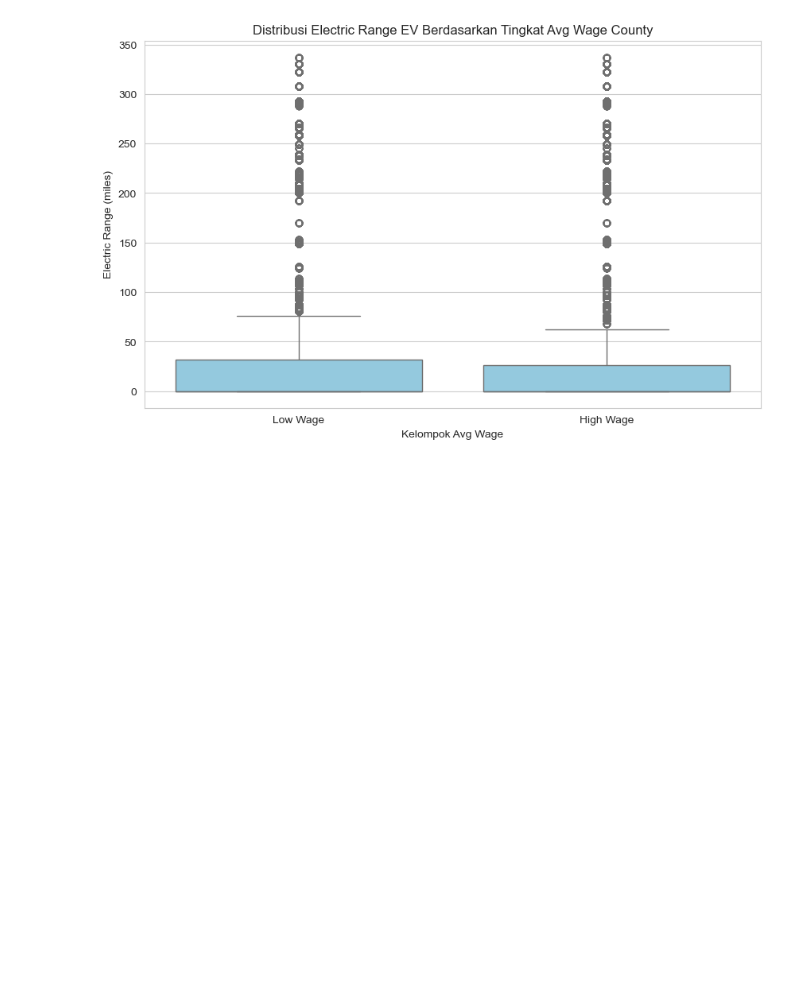
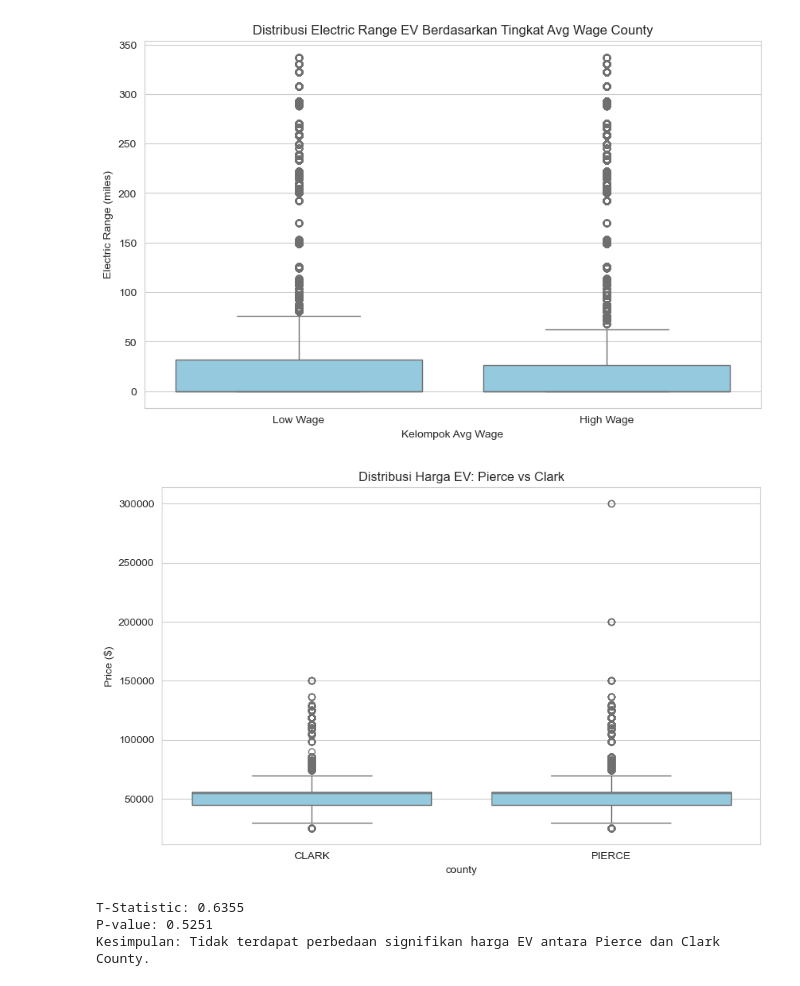
Before and after one commit to CODA-Assignment-Bay/final-project-coda-008-rmt-group-1, a Jupyter notebook: Data_analyst.ipynb, the cells around one changed output. Drawn from its saved outputs; the diff is of its cells as text; code cells hidden in the pictures; blank space fills up the shorter version.

```diff
--- a/Data_analyst.ipynb
+++ b/Data_analyst.ipynb
@@ -588,6 +595,43 @@ Median avg_wage: $122,148.00
 T-Statistic: -5.5536
 P-value: 0.0000
 [figure]
+# %%
+import pandas as pd
+import seaborn as sns
+import matplotlib.pyplot as plt
+from scipy import stats
+
+# --- Visualisasi distribusi harga EV (boxplot) ---
+plt.figure(figsize=(10,6))
+sns.boxplot(
+    x='county',
+    y='price',
+    data=df_pierce_clark,
+    color='skyblue'  # semua box berwarna sama
+)
+plt.title('Distribusi Harga EV: Pierce vs Clark')
+plt.ylabel('Price ($)')
+plt.show()
+
+# --- Uji-t Welch untuk perbedaan harga EV ---
+pierce_prices = df_pierce_clark[df_pierce_clark['county']=='PIERCE']['price']
+clark_prices  = df_pierce_clark[df_pierce_clark['county']=='CLARK']['price']
+
+t_stat, p_value = stats.ttest_ind(pierce_prices, clark_prices, equal_var=False)
+
+print(f"T-Statistic: {t_stat:.4f}")
+print(f"P-value: {p_value:.4f}")
+
+# --- Kesimpulan ---
+if p_value < 0.05:
+    print("Kesimpulan: Terdapat perbedaan signifikan harga EV antara Pierce dan Clark County.")
+else:
+    print("Kesimpulan: Tidak terdapat perbedaan signifikan harga EV antara Pierce dan Clark County.")
+# %% [output]
+[figure, added]
+T-Statistic: 0.6355
+P-value: 0.5251
+Kesimpulan: Tidak terdapat perbedaan signifikan harga EV antara Pierce dan Clark County.
 # %% [markdown]
 **Median avg_wage:** $122,148.00
 **T-Statistic:** -5.5536
```
Also changed, not shown: parts of 9 cells of this notebook.
